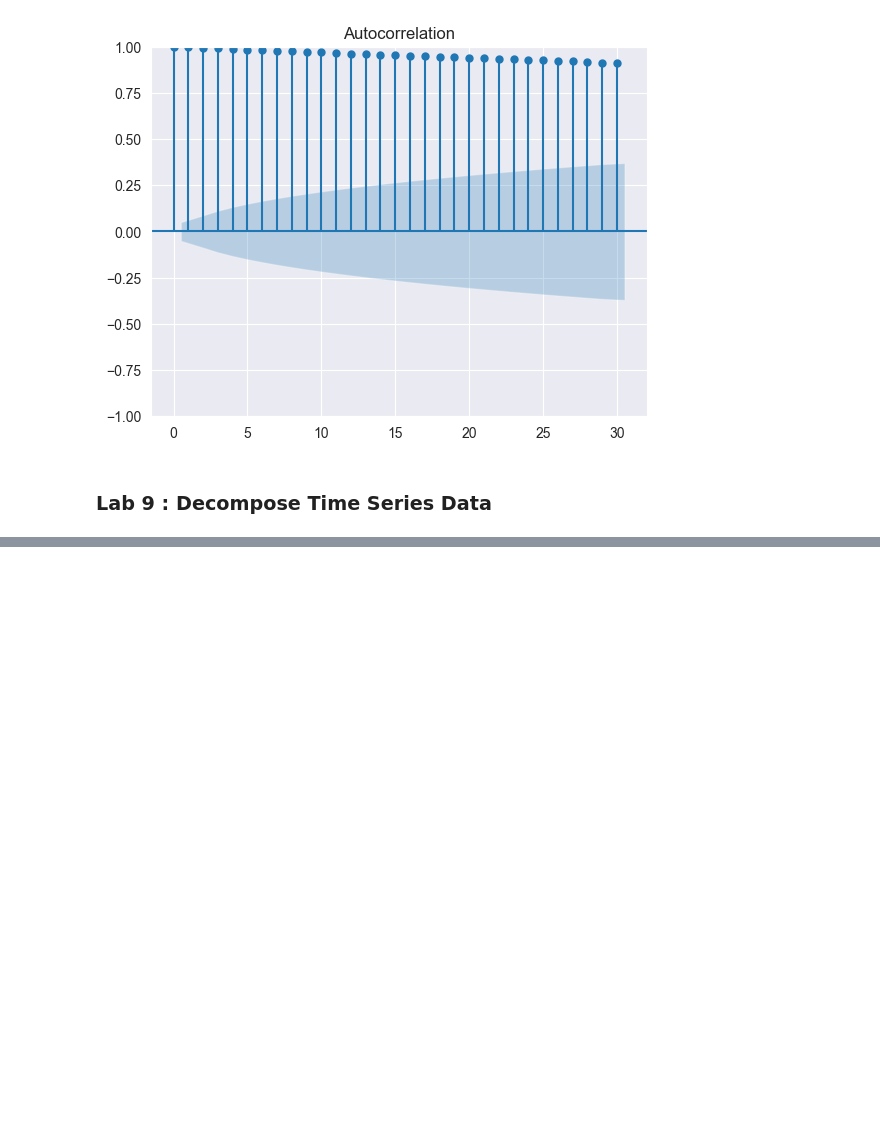
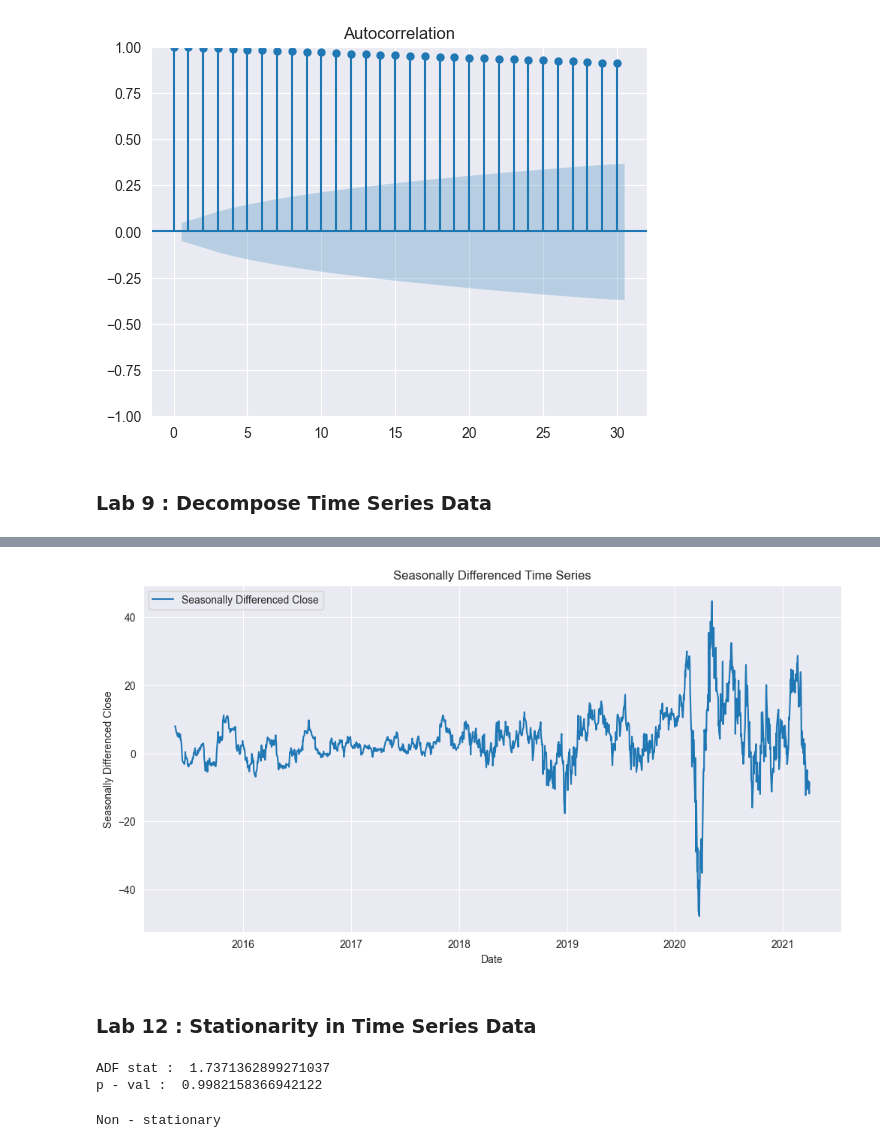
Before and after one commit to Surya-0/Sem_7_CodeXP, a Jupyter notebook: Timeseries_Exp/Lab_Exp/Lab_eval_prep.ipynb, the cells around one changed output, grey strips where cells are left out. Cells and saved outputs as stored; diff of their text form; code cells hidden in the pictures; blank space fills up the shorter version.

```diff
--- a/Timeseries_Exp/Lab_Exp/Lab_eval_prep.ipynb
+++ b/Timeseries_Exp/Lab_Exp/Lab_eval_prep.ipynb
@@ -455,0 +521,30 @@ plt.show()
+# %%
+# Perform seasonal differencing
+df['Seasonally_Differenced_Close'] = df['Close'].diff(periods=30)
+
+# Plot the seasonally differenced time series
+plt.figure(figsize=(12, 6))
+plt.plot(df['Seasonally_Differenced_Close'], label='Seasonally Differenced Close')
+plt.title('Seasonally Differenced Time Series')
+plt.xlabel('Date')
+plt.ylabel('Seasonally Differenced Close')
+plt.legend()
+plt.show()
+# %% [output]
+[figure, added]
+# %% [markdown]
+### Lab 12 : Stationarity in Time Series Data
+# %%
+result = adfuller(df['Close'],autolag='AIC')
+print('ADF stat : ',result[0])
+print('p - val : ',result[1])
+# %% [output]
+ADF stat :  1.7371362899271037
+p - val :  0.9982158366942122
+# %%
+if result[1] < 0.05:
+    print("Stationary")
+else:
+    print("Non - stationary")
+# %% [output]
+Non - stationary
```
Also changed, not shown: parts of 42 cells of this notebook.
